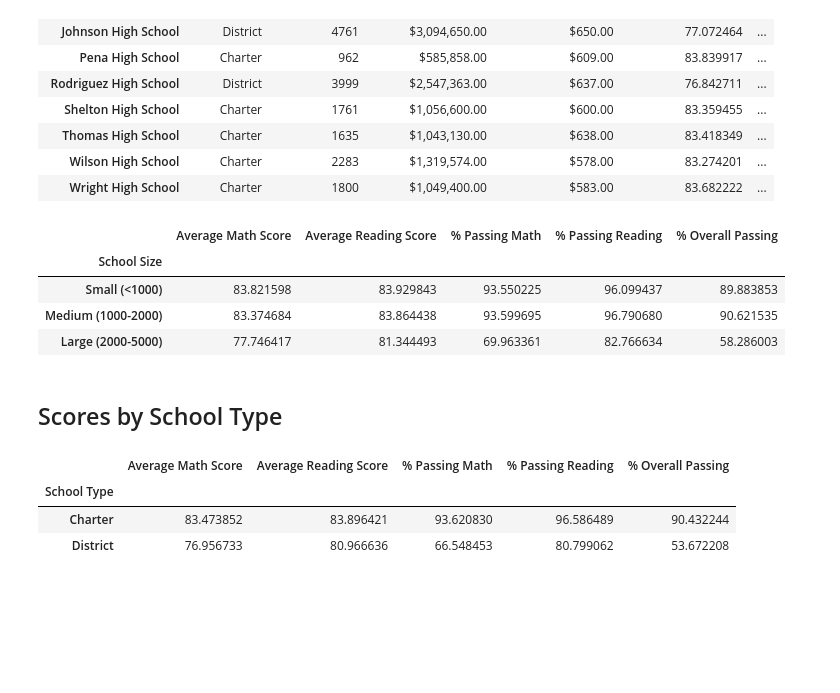
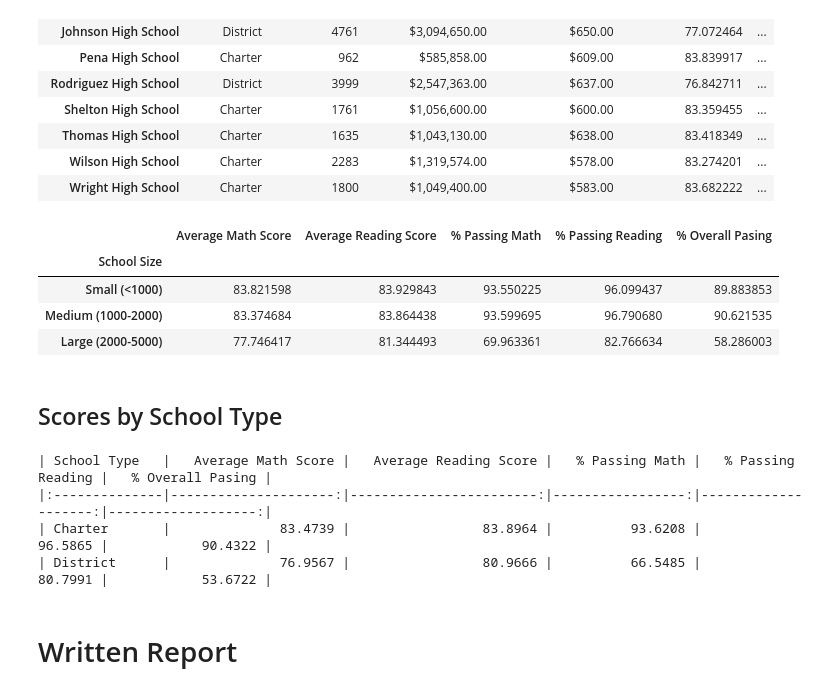
Before and after one commit to Julian-Panditharatne/pandas-challenge, a Jupyter notebook: PyCitySchools/PyCitySchools.ipynb, the cells around one changed output. Cells and saved outputs as stored; diff of their text form; code cells hidden in the pictures; blank space fills up the shorter version.

Commit message:
Finished coding; only need to write the report and the README in order to submit

```diff
--- a/PyCitySchools/PyCitySchools.ipynb
+++ b/PyCitySchools/PyCitySchools.ipynb
@@ -382,11 +377,6 @@ per_school_summary = pd.DataFrame({"School Type": school_types, "Total Students"
 # Formatting
 per_school_summary["Total School Budget"] = per_school_summary["Total School Budget"].map("${:,.2f}".format)
 per_school_summary["Per Student Budget"] = per_school_summary["Per Student Budget"].map("${:,.2f}".format)
-per_school_summary["Average Math Score"] = per_school_summary["Average Math Score"].map("{:f}".format)
-per_school_summary["Average Reading Score"] = per_school_summary["Average Reading Score"].map("{:f}".format)
-per_school_summary["% Passing Math"] = per_school_summary["% Passing Math"].map("{:f}".format)
-per_school_summary["% Passing Reading"] = per_school_summary["% Passing Reading"].map("{:f}".format)
-per_school_summary["% Overall Passing"] = per_school_summary["% Overall Passing"].map("{:f}".format)
 
 # Display the DataFrame
 per_school_summary.index.name = None # Get rid of the index header school_name to match the output in PyCitySchools_starter.ipynb
@@ -577,7 +588,7 @@ labels = ["Small (<1000)", "Medium (1000-2000)", "Large (2000-5000)"]
 # Categorize the spending based on the bins
 # Use `pd.cut` on the "Total Students" column of the `per_school_summary` DataFrame.
 
-per_school_summary["School Size"] =
+per_school_summary["School Size"] = pd.cut(per_school_summary["Total Students"], size_bins, labels=labels, include_lowest=True)
 per_school_summary
 # %% [output]
 |  | School Type | Total Students | Total School Budget | Per Student Budget | Average Math Score | ... |
@@ -598,20 +609,21 @@ per_school_summary
 | Wright High School | Charter | 1800 | $1,049,400.00 | $583.00 | 83.682222 | ... |
 # %%
 # Calculate averages for the desired columns.
-size_math_scores = per_school_summary.groupby(["School Size"])["Average Math Score"].mean()
-size_reading_scores = per_school_summary.groupby(["School Size"])["Average Reading Score"].mean()
-size_passing_math = per_school_summary.groupby(["School Size"])["% Passing Math"].mean()
-size_passing_reading = per_school_summary.groupby(["School Size"])["% Passing Reading"].mean()
-size_overall_passing = per_school_summary.groupby(["School Size"])["% Overall Passing"].mean()
+size_math_scores = per_school_summary.groupby(by=["School Size"], observed=False)["Average Math Score"].mean()
+size_reading_scores = per_school_summary.groupby(by=["School Size"], observed=False)["Average Reading Score"].mean()
+size_passing_math = per_school_summary.groupby(by=["School Size"], observed=False)["% Passing Math"].mean()
+size_passing_reading = per_school_summary.groupby(by=["School Size"], observed=False)["% Passing Reading"].mean()
+size_overall_passing = per_school_summary.groupby(by=["School Size"], observed=False)["% Overall Passing"].mean()
 # %%
 # Create a DataFrame called `size_summary` that breaks down school performance based on school size (small, medium, or large).
 # Use the scores above to create a new DataFrame called `size_summary`
-size_summary =
+size_summary = pd.DataFrame({"Average Math Score": size_math_scores, "Average Reading Score": size_reading_scores,
+                                 "% Passing Math": size_passing_math, "% Passing Reading": size_passing_reading, "% Overall Pasing": size_overall_passing})
 
 # Display results
 size_summary
 # %% [output]
-|  | Average Math Score | Average Reading Score | % Passing Math | % Passing Reading | % Overall Passing |
+|  | Average Math Score | Average Reading Score | % Passing Math | % Passing Reading | % Overall Pasing |
 | School Size |  |  |  |  |  |
 | Small (<1000) | 83.821598 | 83.929843 | 93.550225 | 96.099437 | 89.883853 |
 | Medium (1000-2000) | 83.374684 | 83.864438 | 93.599695 | 96.790680 | 90.621535 |
@@ -628,11 +640,15 @@ average_percent_overall_passing_by_type = per_school_summary.groupby(["School Ty
 # %%
 # Assemble the new data by type into a DataFrame called `type_summary`
-type_summary =
+type_summary = pd.DataFrame({"Average Math Score": average_math_score_by_type, "Average Reading Score": average_reading_score_by_type,
+                                 "% Passing Math": average_percent_passing_math_by_type, "% Passing Reading": average_percent_passing_reading_by_type, "% Overall Pasing": average_percent_overall_passing_by_type})
 
 # Display results
 type_summary
+print(type_summary.to_markdown())
 # %% [output]
-|  | Average Math Score | Average Reading Score | % Passing Math | % Passing Reading | % Overall Passing |
-| School Type |  |  |  |  |  |
-| Charter | 83.473852 | 83.896421 | 93.620830 | 96.586489 | 90.432244 |
-| District | 76.956733 | 80.966636 | 66.548453 | 80.799062 | 53.672208 |
+| School Type   |   Average Math Score |   Average Reading Score |   % Passing Math |   % Passing Reading |   % Overall Pasing |
+|:--------------|---------------------:|------------------------:|-----------------:|--------------------:|-------------------:|
+| Charter       |              83.4739 |                 83.8964 |          93.6208 |             96.5865 |            90.4322 |
+| District      |              76.9567 |                 80.9666 |          66.5485 |             80.7991 |            53.6722 |
+# %% [markdown]
+# Written Report
```
Also changed, not shown: parts of 7 cells of this notebook.
